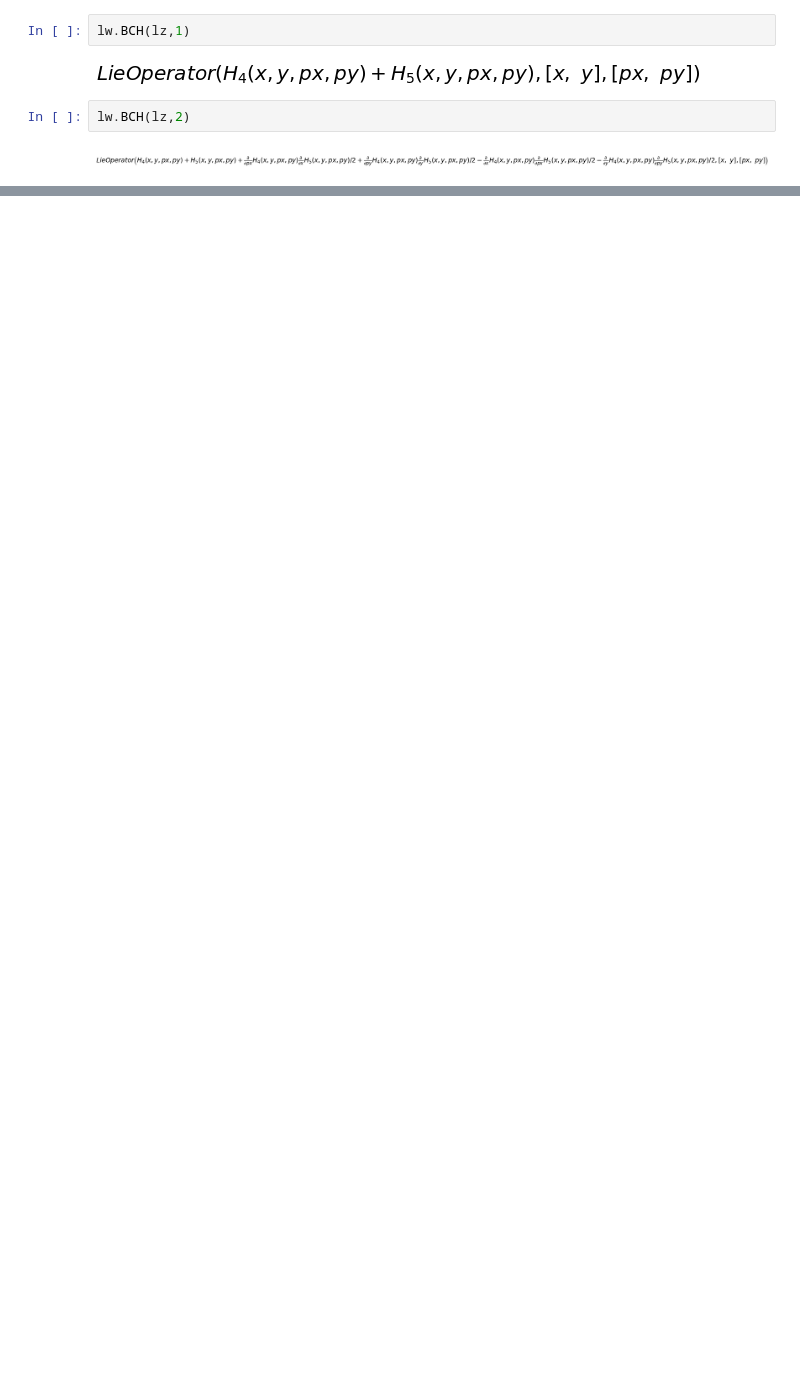
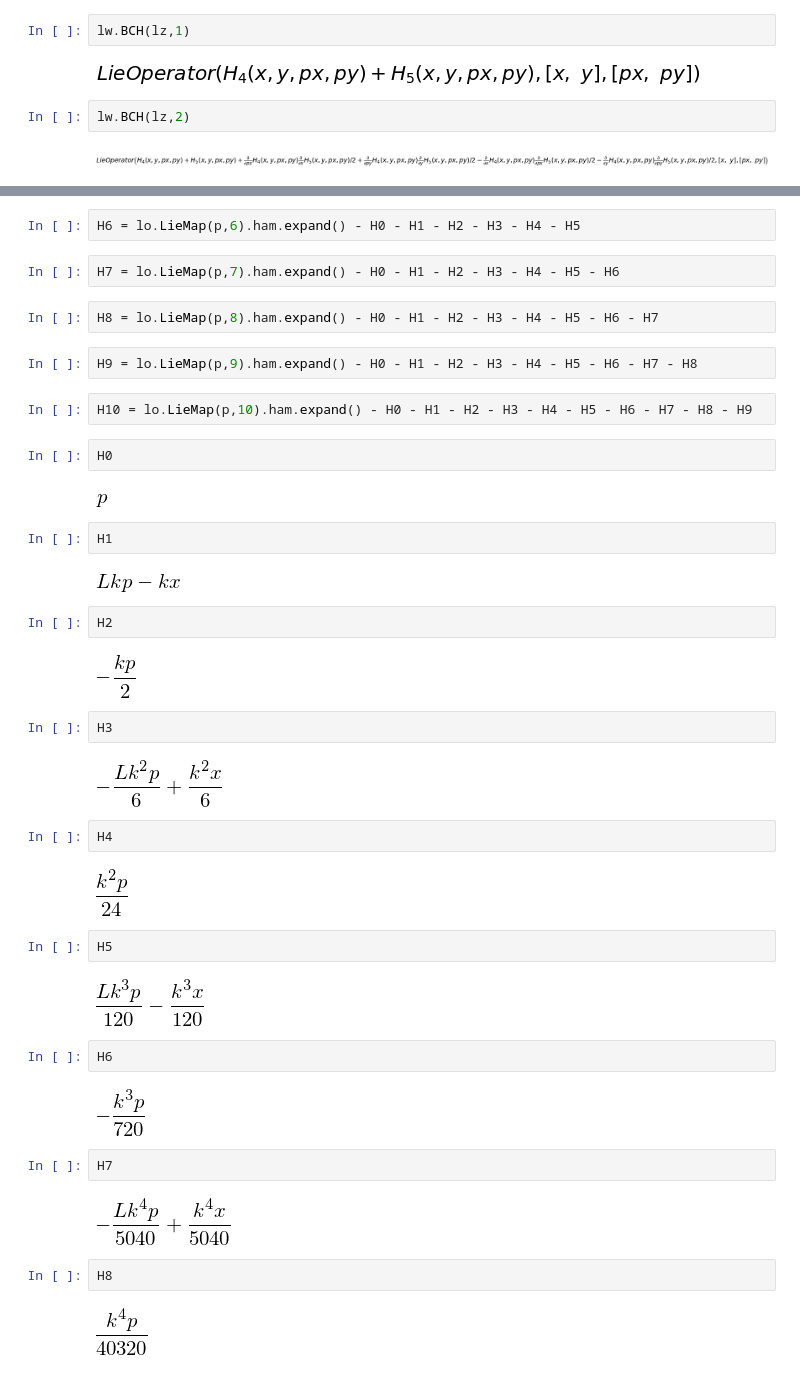
Before and after one commit to jernejfrank/LieTrafoAlg, a Jupyter notebook: LieOperatorAlgebra - Working version.ipynb, the cells around one changed output, grey strips where cells are left out. Drawn from its saved outputs; the diff is of its cells as text; blank space fills up the shorter version.

```diff
--- a/LieOperatorAlgebra - Working version.ipynb
+++ b/LieOperatorAlgebra - Working version.ipynb
@@ -319,0 +342,46 @@ lw.BCH(lz,3)
+# %%
+H6 = lo.LieMap(p,6).ham.expand() - H0 - H1 - H2 - H3 - H4 - H5
+# %%
+H7 = lo.LieMap(p,7).ham.expand() - H0 - H1 - H2 - H3 - H4 - H5 - H6
+# %%
+H8 = lo.LieMap(p,8).ham.expand() - H0 - H1 - H2 - H3 - H4 - H5 - H6 - H7
+# %%
+H9 = lo.LieMap(p,9).ham.expand() - H0 - H1 - H2 - H3 - H4 - H5 - H6 - H7 - H8
+# %%
+H10 = lo.LieMap(p,10).ham.expand() - H0 - H1 - H2 - H3 - H4 - H5 - H6 - H7 - H8 - H9
+# %%
+H0
+# %% [output]
+[figure, added]
+# %%
+H1
+# %% [output]
+[figure, added]
+# %%
+H2
+# %% [output]
+[figure, added]
+# %%
+H3
+# %% [output]
+[figure, added]
+# %%
+H4
+# %% [output]
+[figure, added]
+# %%
+H5
+# %% [output]
+[figure, added]
+# %%
+H6
+# %% [output]
+[figure, added]
+# %%
+H7
+# %% [output]
+[figure, added]
+# %%
+H8
+# %% [output]
+[figure, added]
```
Also changed, not shown: parts of 17 cells of this notebook, 17 other files.
